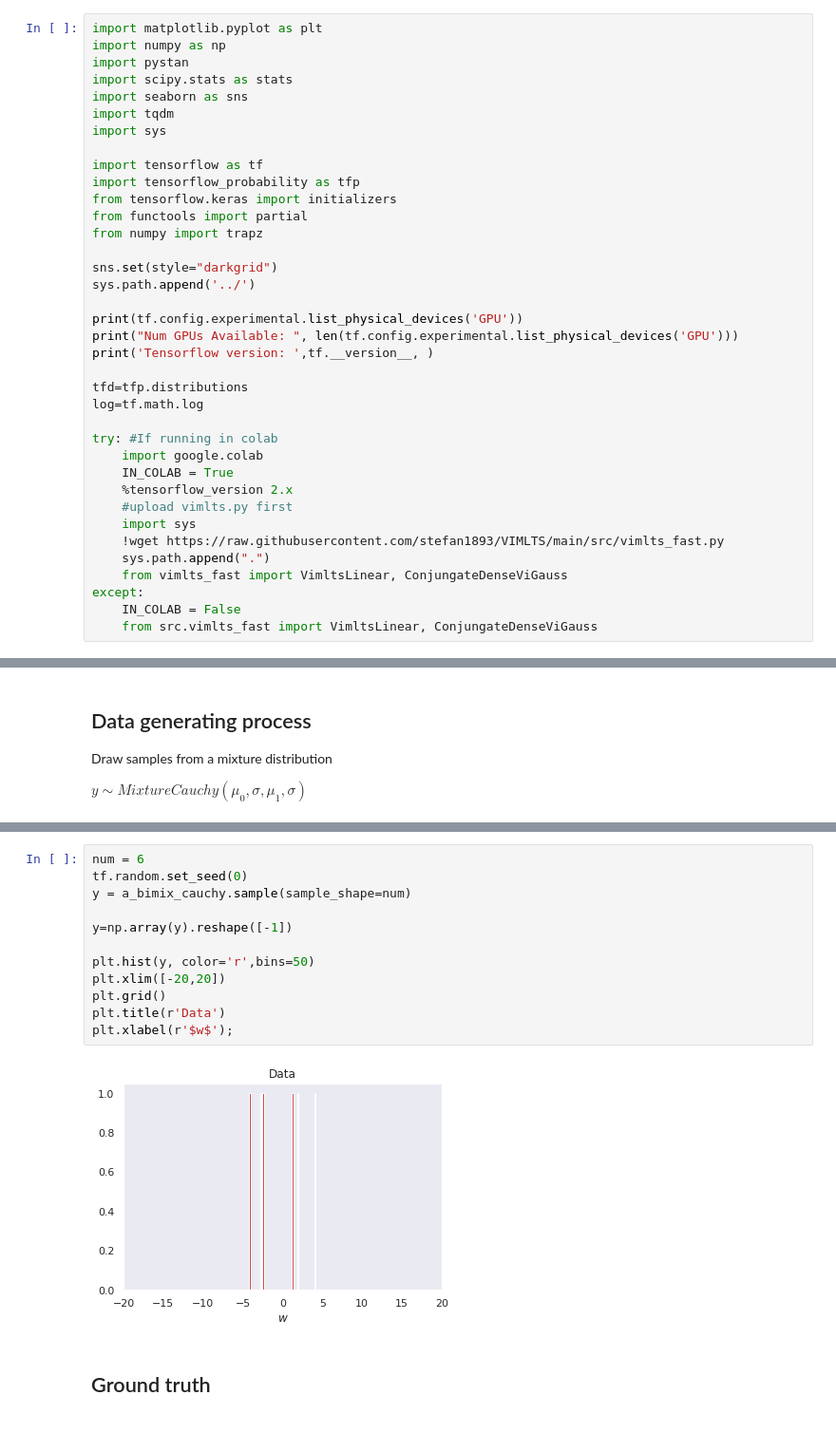
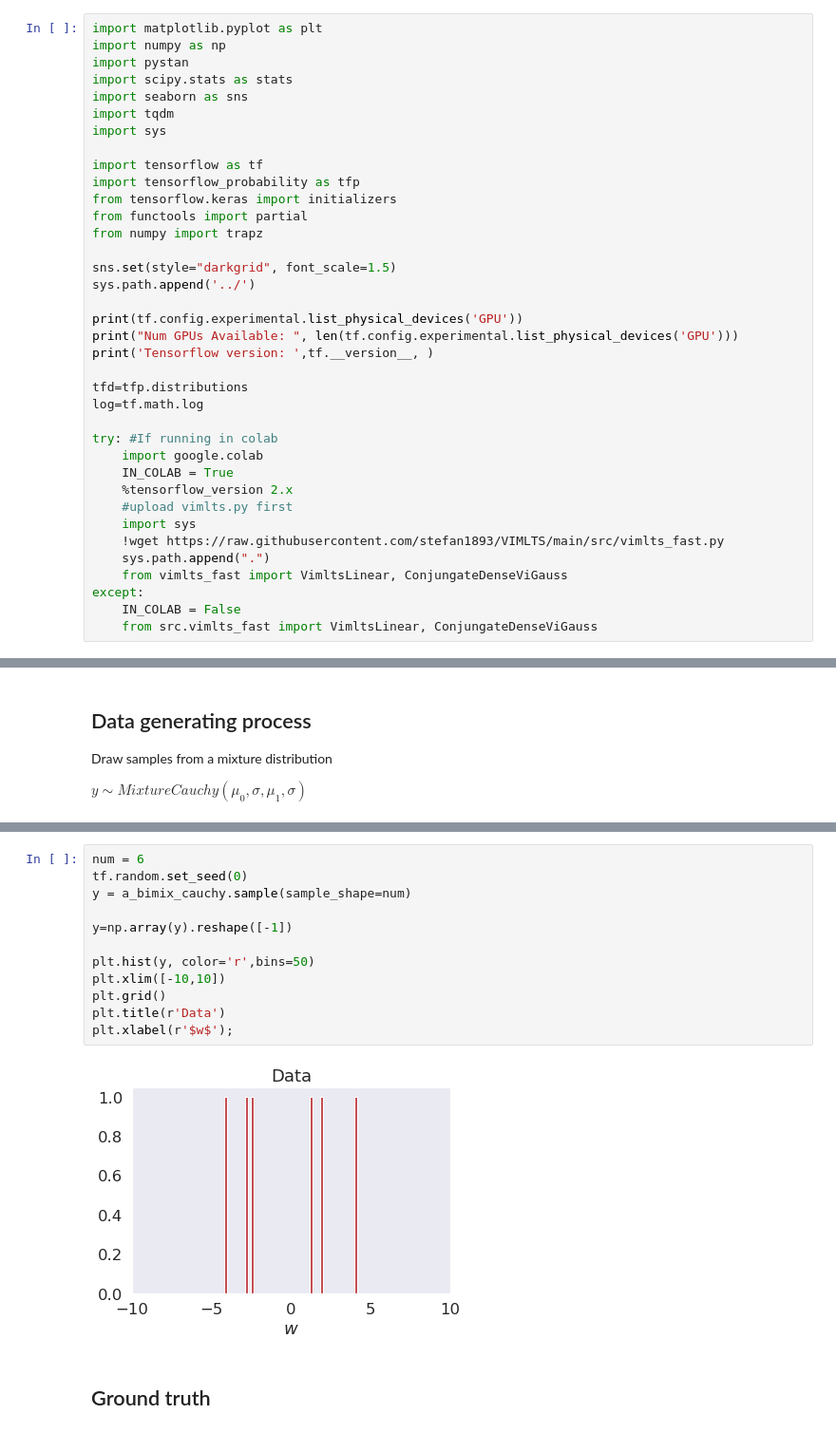
Before and after one commit to stefan1893/VIMLTS, a Jupyter notebook: ipynb/022_singel_weight.ipynb, the cells around one changed output, grey strips where cells are left out. Shown at 95% size. Cells and saved outputs as stored; diff of their text form.

```diff
--- a/ipynb/022_singel_weight.ipynb
+++ b/ipynb/022_singel_weight.ipynb
@@ -15,7 +15,7 @@ from tensorflow.keras import initializers
 from functools import partial
 from numpy import trapz
 
-sns.set(style="darkgrid")
+sns.set(style="darkgrid", font_scale=1.5)
 sys.path.append('../')
 
 print(tf.config.experimental.list_physical_devices('GPU'))
@@ -72,17 +72,17 @@ plt.xlabel(r'$w$');
 # %%
 num = 6
 tf.random.set_seed(0)
 y = a_bimix_cauchy.sample(sample_shape=num)
 
 y=np.array(y).reshape([-1])
 
 plt.hist(y, color='r',bins=50)
-plt.xlim([-20,20])
+plt.xlim([-10,10])
 plt.grid()
 plt.title(r'Data')
 plt.xlabel(r'$w$');
 # %% [output]
-[figure, old version]
+[figure, new version]
 # %% [markdown]
 ## Ground truth
 # %%
```
Also changed, not shown: parts of 14 cells of this notebook, 2 other files.
